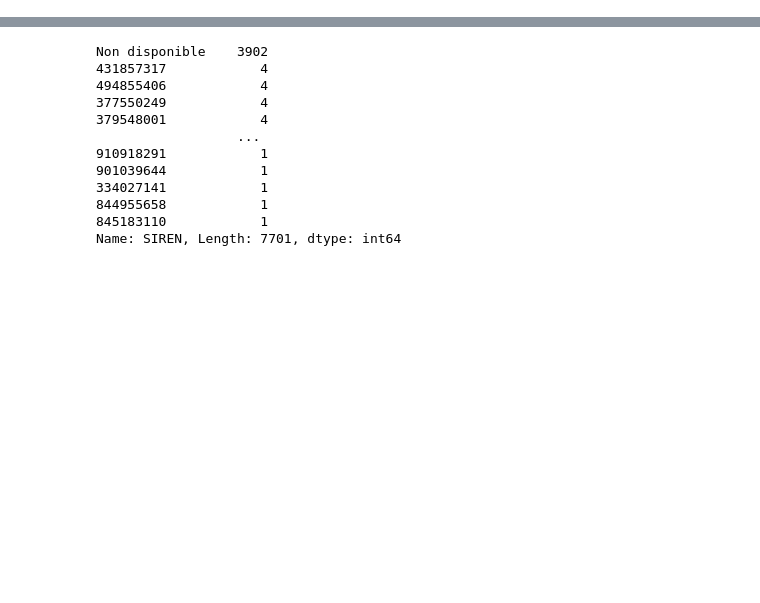
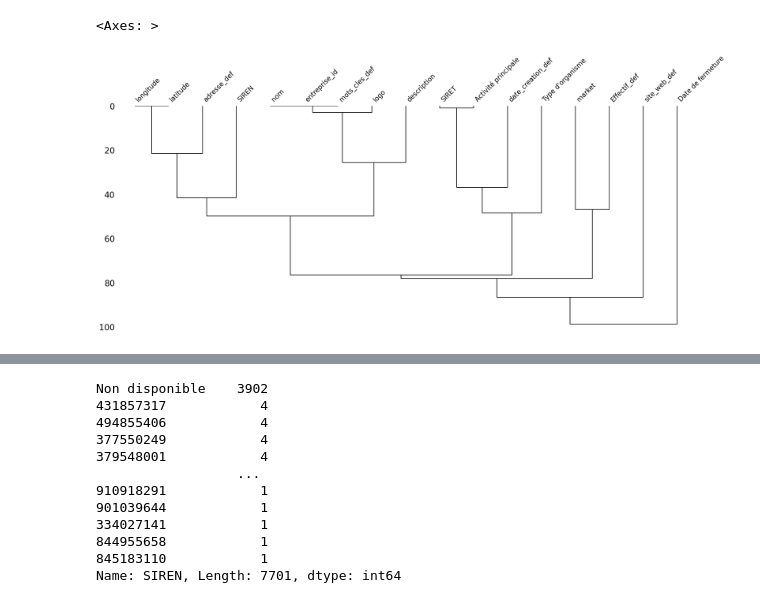
Before and after one commit to Damdam86/WildTech, a Jupyter notebook: Untitled-1.ipynb, the cells around one changed output, grey strips where cells are left out. Saved outputs shown, nothing was run; the diff lists cells and outputs as text; code cells hidden in the pictures; blank space fills up the shorter version.

```diff
--- a/Untitled-1.ipynb
+++ b/Untitled-1.ipynb
@@ -4,0 +66,5 @@ df = pd.read_csv('merged_df.csv')
+# %%
+msno.dendrogram(df)
+# %% [output]
+<Axes: >
+[figure, added]
```
Also changed, not shown: parts of 13 cells of this notebook, 6 other files.
